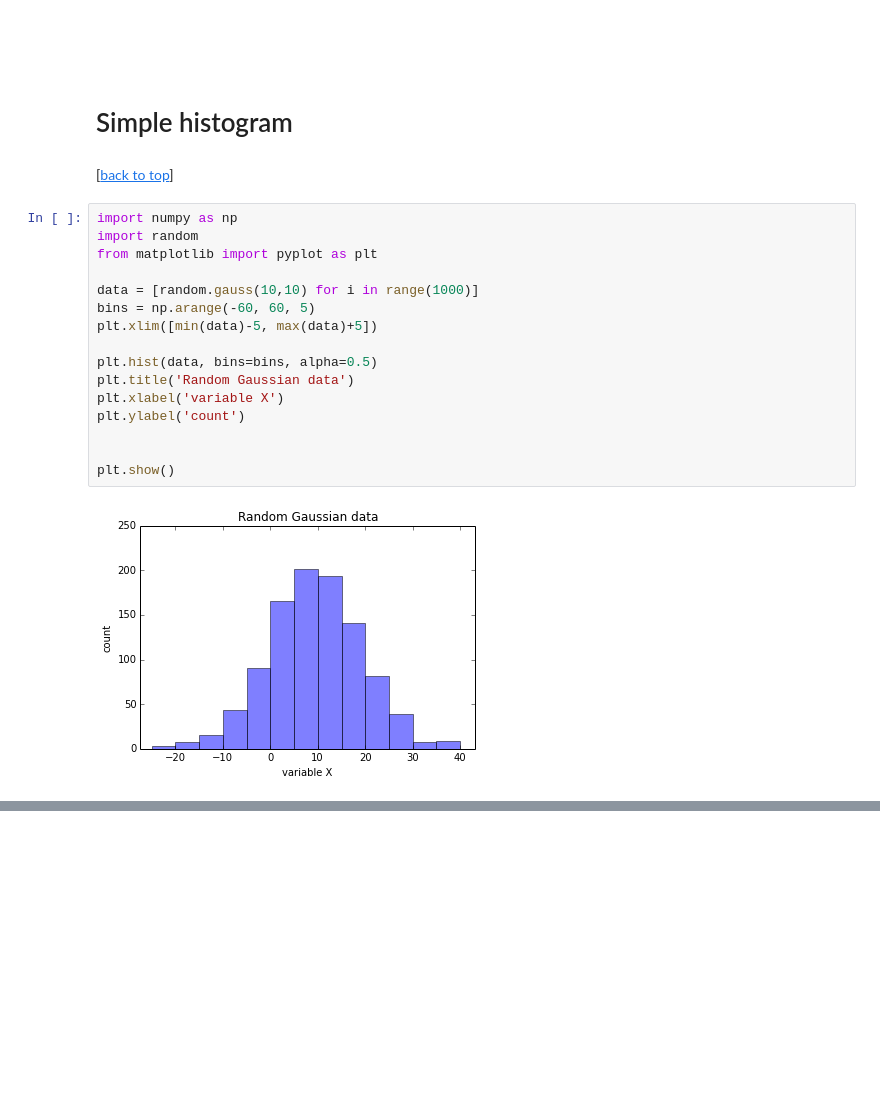
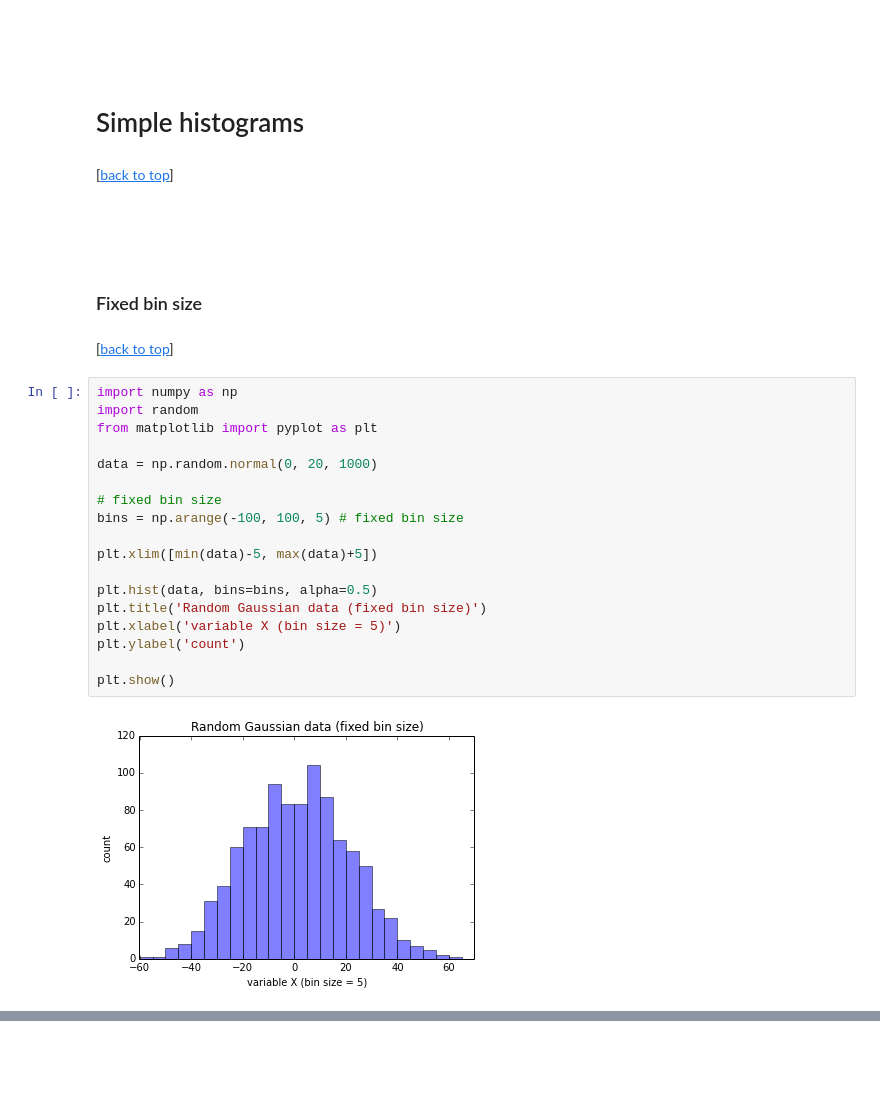
Before and after one commit to rasbt/matplotlib-gallery, a Jupyter notebook: ipynb/histograms.ipynb, the cells around one changed output, grey strips where cells are left out. Saved outputs shown, nothing was run; the diff lists cells and outputs as text; blank space fills up the shorter version.

Commit message:
histograms with fixed and variable bins

```diff
--- a/ipynb/histograms.ipynb
+++ b/ipynb/histograms.ipynb
@@ -36,24 +40,33 @@ numpy 1.8.1
 <br>
 <br>
 # %% [markdown]
-# Simple histogram
+# Simple histograms
 # %% [markdown]
 [[back to top](#Sections)]
+# %% [markdown]
+<br>
+<br>
+# %% [markdown]
+### Fixed bin size
+# %% [markdown]
+[[back to top](#Sections)]
 # %%
 import numpy as np
 import random
 from matplotlib import pyplot as plt
 
-data = [random.gauss(10,10) for i in range(1000)]
-bins = np.arange(-60, 60, 5)
+data = np.random.normal(0, 20, 1000)
+
+# fixed bin size
+bins = np.arange(-100, 100, 5) # fixed bin size
+
 plt.xlim([min(data)-5, max(data)+5])
 
 plt.hist(data, bins=bins, alpha=0.5)
-plt.title('Random Gaussian data')
-plt.xlabel('variable X')
+plt.title('Random Gaussian data (fixed bin size)')
+plt.xlabel('variable X (bin size = 5)')
 plt.ylabel('count')
 
-
 plt.show()
 # %% [output]
-[figure, old version]
+[figure, new version]
```
Also changed, not shown: parts of 6 cells of this notebook.
